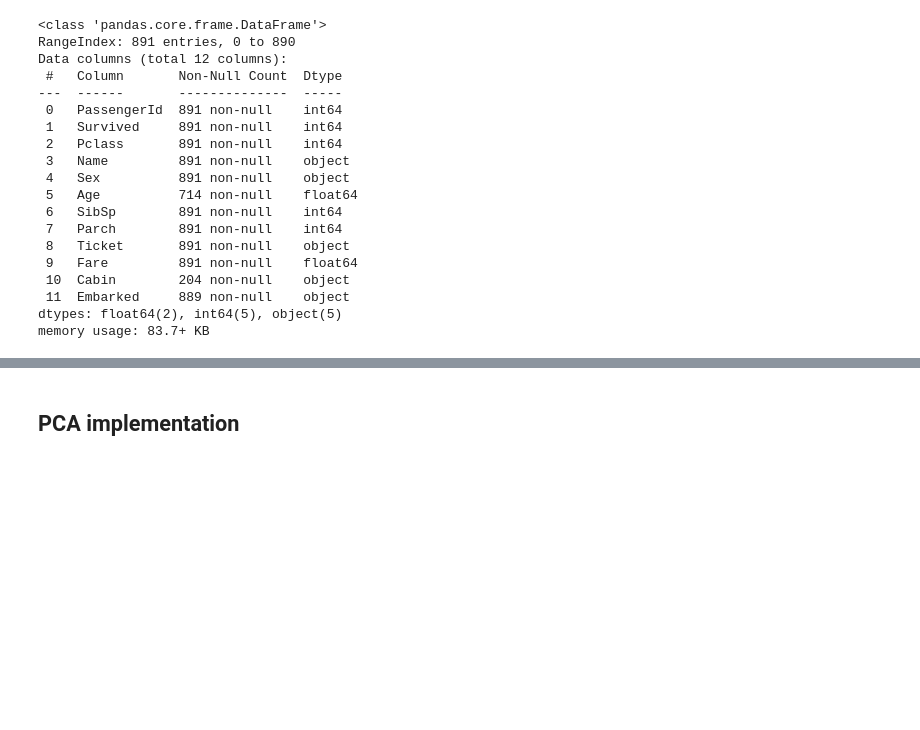
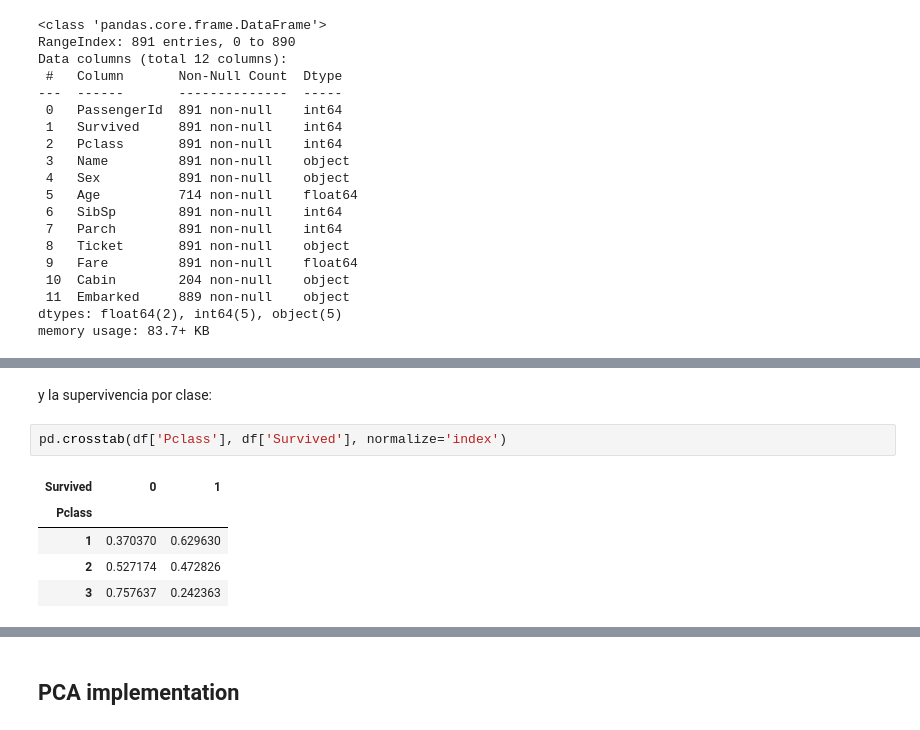
Before and after one commit to Macreat/MLT-LR, a Jupyter notebook: PYDevEnv/devContent/tasks/5thTask/basis.ipynb, the cells around one changed output, grey strips where cells are left out. Saved outputs shown, nothing was run; the diff lists cells and outputs as text; blank space fills up the shorter version.

```diff
--- a/PYDevEnv/devContent/tasks/5thTask/basis.ipynb
+++ b/PYDevEnv/devContent/tasks/5thTask/basis.ipynb
@@ -126,0 +194,10 @@ memory usage: 83.7+ KB
+# %% [markdown]
+y la supervivencia por clase:
+# %%
+pd.crosstab(df['Pclass'], df['Survived'], normalize='index')
+# %% [output]
+| Survived | 0 | 1 |
+| Pclass |  |  |
+| 1 | 0.370370 | 0.629630 |
+| 2 | 0.527174 | 0.472826 |
+| 3 | 0.757637 | 0.242363 |
```
Also changed, not shown: parts of 19 cells of this notebook.
